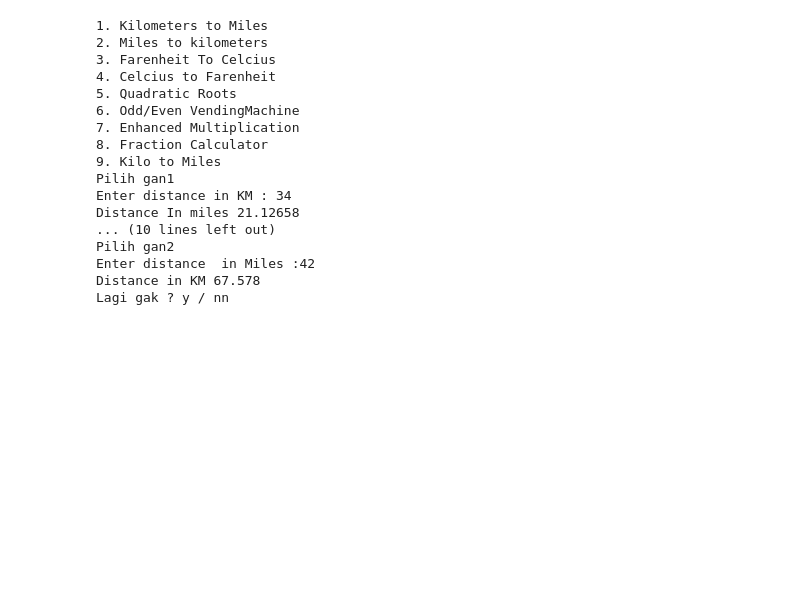
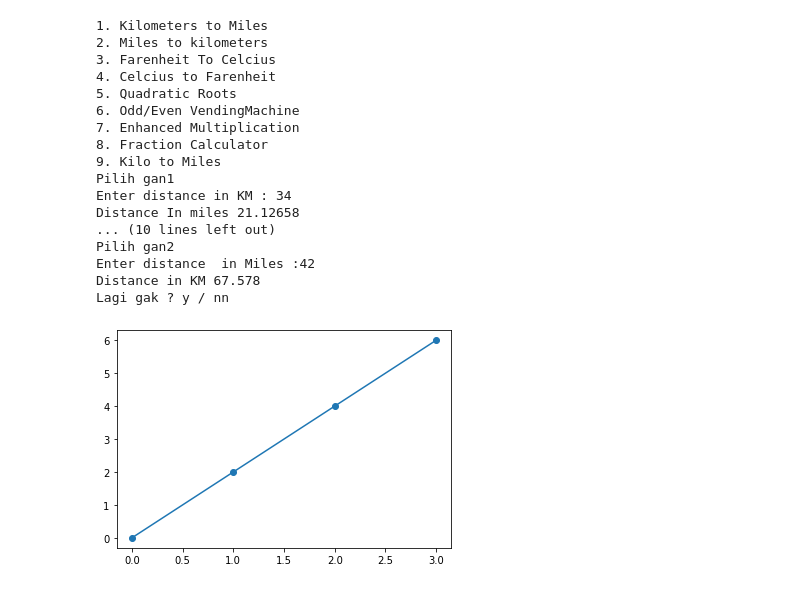
Before and after one commit to Xwyzworms/MathWithpython, a Jupyter notebook: MathWithPythonWo1.ipynb, the cells around one changed output. Drawn from its saved outputs; the diff is of its cells as text; code cells hidden in the pictures; blank space fills up the shorter version.

```diff
--- a/MathWithPythonWo1.ipynb
+++ b/MathWithPythonWo1.ipynb
@@ -270,3 +270,12 @@ Pilih gan2
 Enter distance  in Miles :42
 Distance in KM 67.578
 Lagi gak ? y / nn
+# %%
+# MODULE 2
+import matplotlib.pyplot as plt
+x_numbers =[0,1,2,3]
+y_numbers = [0,2,4,6]
+plt.plot(x_numbers,y_numbers,marker="o")
+plt.show()
+# %% [output]
+[figure, added]
```
Also changed, not shown: parts of 4 cells of this notebook.
